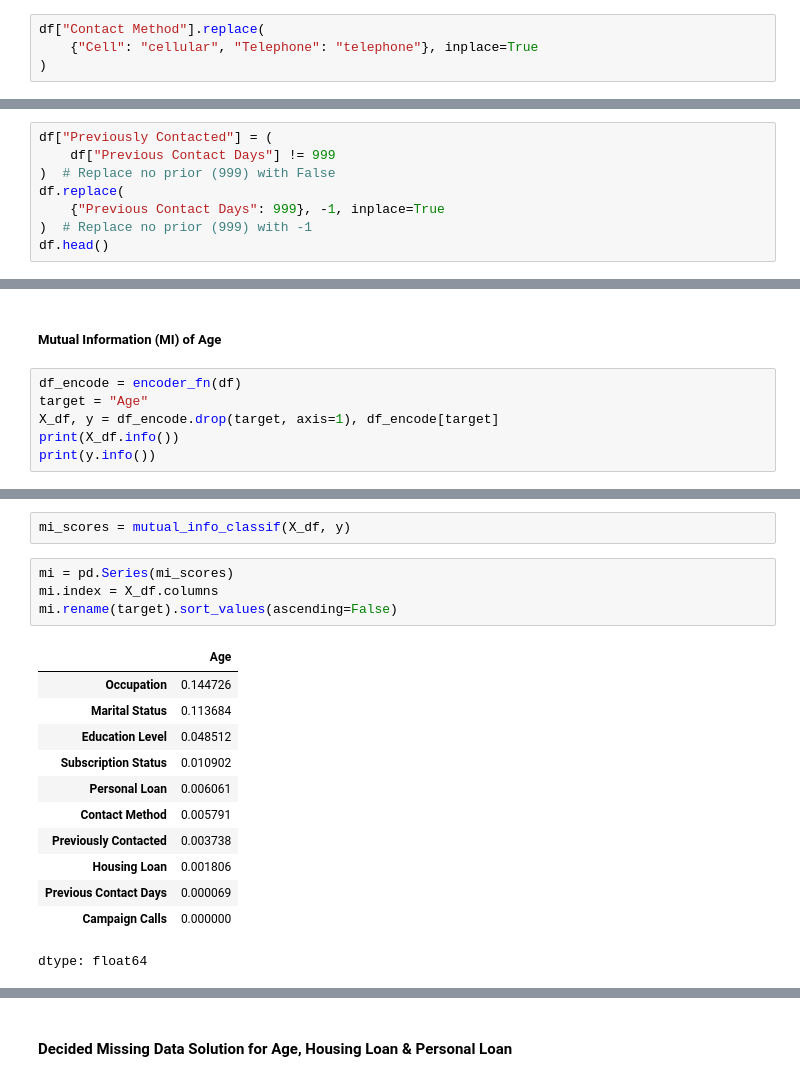
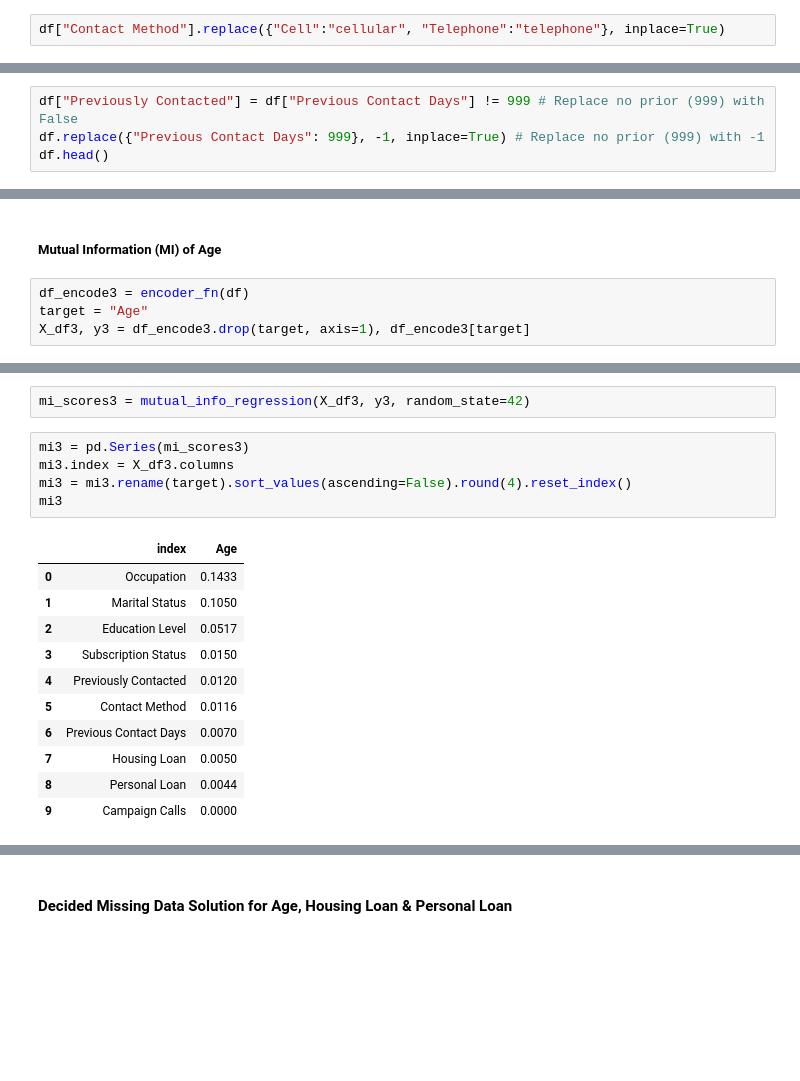
Before and after one commit to HigherGround189/EGT309-Team-Harish-Kanna, a Jupyter notebook: notebooks/Jun_Hoe_eda.ipynb, the cells around one changed output, grey strips where cells are left out. Drawn from its saved outputs; the diff is of its cells as text; blank space fills up the shorter version.

```diff
--- a/notebooks/Jun_Hoe_eda.ipynb
+++ b/notebooks/Jun_Hoe_eda.ipynb
@@ -1060,6 +942,4 @@ df.head()
 # %% [markdown]
 ##### Data Cleaning on `Contact Method` Column
 # %%
-df["Contact Method"].replace(
-    {"Cell": "cellular", "Telephone": "telephone"}, inplace=True
-)
+df["Contact Method"].replace({"Cell":"cellular", "Telephone":"telephone"}, inplace=True)
@@ -1114,12 +990,8 @@ plot_hist_graph(df, col="Campaign Calls", bins=30, bargap=0.1, dtick=5, x_rotati
 # %% [markdown]
 ##### Data Cleaning on `Previously Contacted` Column
 # %%
-df["Previously Contacted"] = (
-    df["Previous Contact Days"] != 999
-)  # Replace no prior (999) with False
-df.replace(
-    {"Previous Contact Days": 999}, -1, inplace=True
-)  # Replace no prior (999) with -1
+df["Previously Contacted"] = df["Previous Contact Days"] != 999 # Replace no prior (999) with False
+df.replace({"Previous Contact Days": 999}, -1, inplace=True) # Replace no prior (999) with -1
 df.head()
 # %% [output]
 |  | Age | Occupation | Marital Status | Education Level | Housing Loan | Personal Loan | Contact Method | ... |
@@ -1386,8 +1267,6 @@ dtype: float64
 # %% [markdown]
 ##### Mutual Information (MI) of Age
 # %%
-df_encode = encoder_fn(df)
+df_encode3 = encoder_fn(df)
 target = "Age"
-X_df, y = df_encode.drop(target, axis=1), df_encode[target]
-print(X_df.info())
-print(y.info())
+X_df3, y3 = df_encode3.drop(target, axis=1), df_encode3[target]
@@ -1412,19 +1273,19 @@ None
-# %%
-mi_scores = mutual_info_classif(X_df, y)
+# %%
+mi_scores3 = mutual_info_regression(X_df3, y3, random_state=42)
 # %%
-mi = pd.Series(mi_scores)
-mi.index = X_df.columns
-mi.rename(target).sort_values(ascending=False)
+mi3 = pd.Series(mi_scores3)
+mi3.index = X_df3.columns
+mi3 = mi3.rename(target).sort_values(ascending=False).round(4).reset_index()
+mi3
 # %% [output]
-|  | Age |
-| Occupation | 0.144726 |
-| Marital Status | 0.113684 |
-| Education Level | 0.048512 |
-| Subscription Status | 0.010902 |
-| Personal Loan | 0.006061 |
-| Contact Method | 0.005791 |
-| Previously Contacted | 0.003738 |
-| Housing Loan | 0.001806 |
-| Previous Contact Days | 0.000069 |
-| Campaign Calls | 0.000000 |
+|  | index | Age |
+| 0 | Occupation | 0.1433 |
+| 1 | Marital Status | 0.1050 |
+| 2 | Education Level | 0.0517 |
+| 3 | Subscription Status | 0.0150 |
+| 4 | Previously Contacted | 0.0120 |
+| 5 | Contact Method | 0.0116 |
+| 6 | Previous Contact Days | 0.0070 |
+| 7 | Housing Loan | 0.0050 |
+| 8 | Personal Loan | 0.0044 |
+| 9 | Campaign Calls | 0.0000 |
-dtype: float64
```
Also changed, not shown: parts of 49 cells of this notebook.
